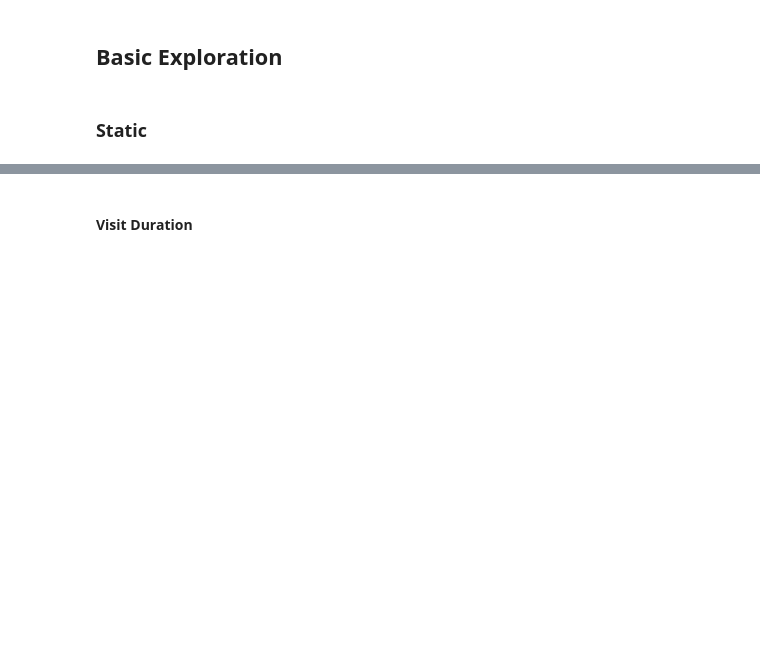
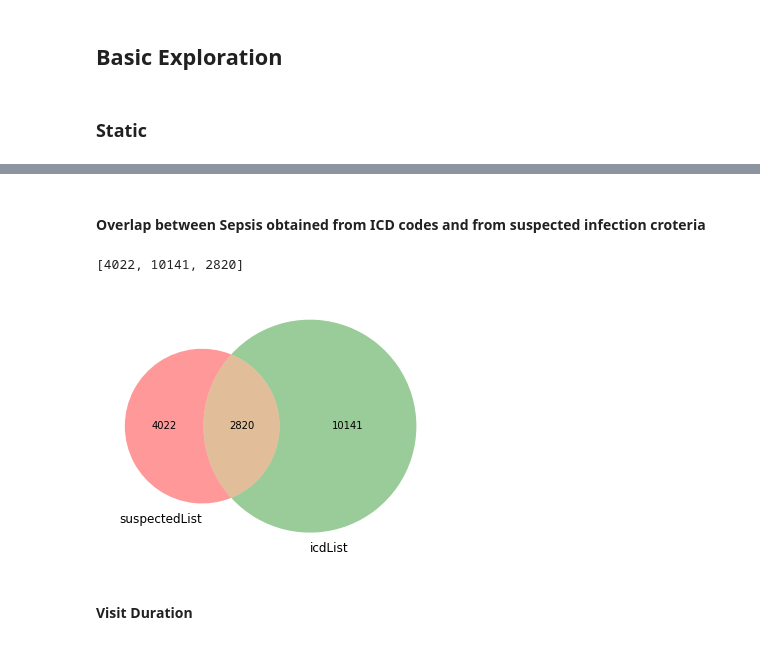
Before and after one commit to ryashpal/ML, a Jupyter notebook: mortality/explore_omop.ipynb, the cells around one changed output, grey strips where cells are left out. Saved outputs shown, nothing was run; the diff lists cells and outputs as text; code cells hidden in the pictures; blank space fills up the shorter version.

Commit message:
pushing venn diagram of sepsis overlap

```diff
--- a/mortality/explore_omop.ipynb
+++ b/mortality/explore_omop.ipynb
@@ -96,0 +107,14 @@ Text(0.5, 1.0, 'Target Piechart')
+# %%
+icdQuery = """
+    select
+    distinct per.person_id
+    from mimiciv.diagnoses_icd icd
+    inner join mimiciv.patients pat
+    on pat.subject_id = icd.subject_id
+    inner join omop_cdm.person per
+    on per.person_source_value::int = pat.subject_id
+    where (icd_code = '99591' or icd_code = '99592' or icd_code = '78552' or icd_code = 'A419' or icd_code = 'R6520' or icd_code = 'R6521')
+    ;
+"""
+icdDf = pd.read_sql_query(icdQuery, con)
+icdDf
@@ -97,3 +135,36 @@ Text(0.5, 1.0, 'Target Piechart')
+# %% [markdown]
+#### Overlap between Sepsis obtained from ICD codes and from suspected infection croteria
+# %%
+suspectedList = staticDf[staticDf.sepsis == 1].person_id
+icdList = icdDf.person_id
+# %%
+suspectedList = suspectedList.to_list()
+icdList = icdList.to_list()
+# %%
+overlapCount = 0
+for suspectedPerson in suspectedList:
+    if suspectedPerson in icdList:
+        overlapCount += 1
+
+suppectedOnlyCount = 0
+for suspectedPerson in suspectedList:
+    if suspectedPerson not in icdList:
+        suppectedOnlyCount += 1
+
+icdOnlyCount = 0
+for icdPerson in icdList:
+    if icdPerson not in suspectedList:
+        icdOnlyCount += 1
+
+[suppectedOnlyCount, icdOnlyCount, overlapCount]
+# %% [output]
+[4022, 10141, 2820]
+# %%
+plt.figure(figsize=(6,6))
+venn2([suppectedOnlyCount, icdOnlyCount, overlapCount], ('suspectedList', 'icdList'))
+plt.show()
+# %% [output]
+[figure, added]
 # %% [markdown]
 #### Visit Duration
 # %%
```
Also changed, not shown: parts of 14 cells of this notebook.
